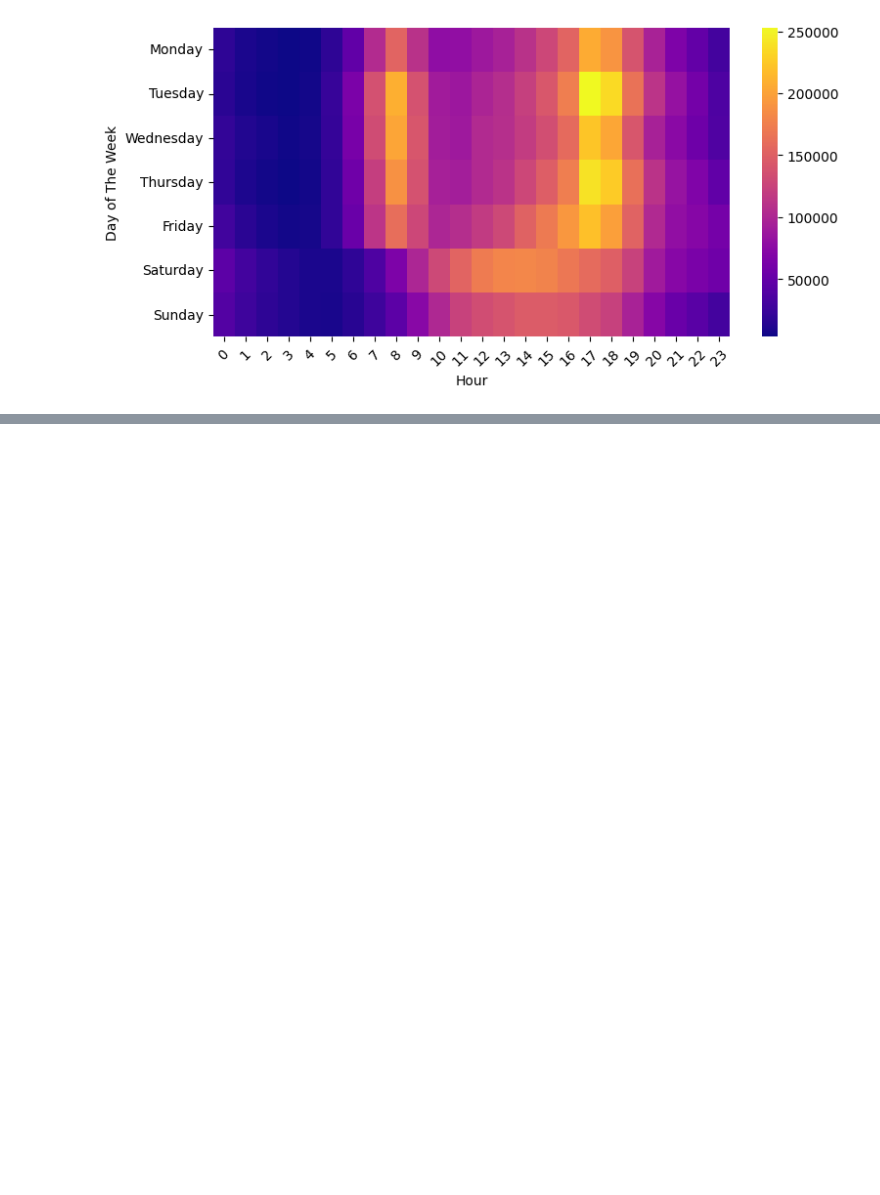
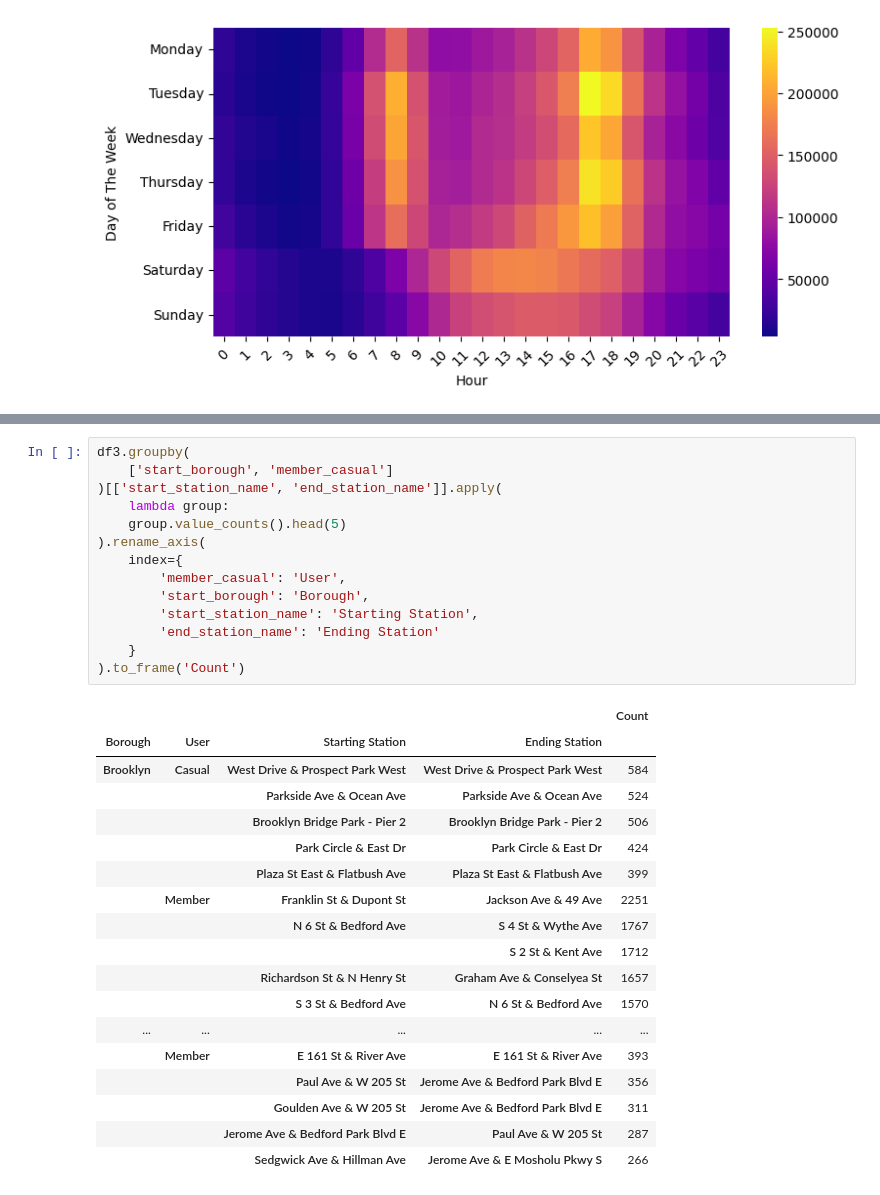
Before and after one commit to kazirshahria/citi-bike, a Jupyter notebook: notebook/02_data_analysis.ipynb, the cells around one changed output, grey strips where cells are left out. Drawn from its saved outputs; the diff is of its cells as text; blank space fills up the shorter version.

```diff
--- a/notebook/02_data_analysis.ipynb
+++ b/notebook/02_data_analysis.ipynb
@@ -202,0 +295,33 @@ df3.groupby(
+# %%
+df3.groupby(
+    ['start_borough', 'member_casual']
+)[['start_station_name', 'end_station_name']].apply(
+    lambda group:
+    group.value_counts().head(5)
+).rename_axis(
+    index={
+        'member_casual': 'User',
+        'start_borough': 'Borough',
+        'start_station_name': 'Starting Station',
+        'end_station_name': 'Ending Station'
+    }
+).to_frame('Count')
+# %% [output]
+|  |  |  |  | Count |
+| Borough | User | Starting Station | Ending Station |  |
+| Brooklyn | Casual | West Drive & Prospect Park West | West Drive & Prospect Park West | 584 |
+|  |  | Parkside Ave & Ocean Ave | Parkside Ave & Ocean Ave | 524 |
+|  |  | Brooklyn Bridge Park - Pier 2 | Brooklyn Bridge Park - Pier 2 | 506 |
+|  |  | Park Circle & East Dr | Park Circle & East Dr | 424 |
+|  |  | Plaza St East & Flatbush Ave | Plaza St East & Flatbush Ave | 399 |
+|  | Member | Franklin St & Dupont St | Jackson Ave & 49 Ave | 2251 |
+|  |  | N 6 St & Bedford Ave | S 4 St & Wythe Ave | 1767 |
+|  |  |  | S 2 St & Kent Ave | 1712 |
+|  |  | Richardson St & N Henry St | Graham Ave & Conselyea St | 1657 |
+|  |  | S 3 St & Bedford Ave | N 6 St & Bedford Ave | 1570 |
+| ... | ... | ... | ... | ... |
+|  | Member | E 161 St & River Ave | E 161 St & River Ave | 393 |
+|  |  | Paul Ave & W 205 St | Jerome Ave & Bedford Park Blvd E | 356 |
+|  |  | Goulden Ave & W 205 St | Jerome Ave & Bedford Park Blvd E | 311 |
+|  |  | Jerome Ave & Bedford Park Blvd E | Paul Ave & W 205 St | 287 |
+|  |  | Sedgwick Ave & Hillman Ave | Jerome Ave & E Mosholu Pkwy S | 266 |
```
Also changed, not shown: parts of 10 cells of this notebook.
